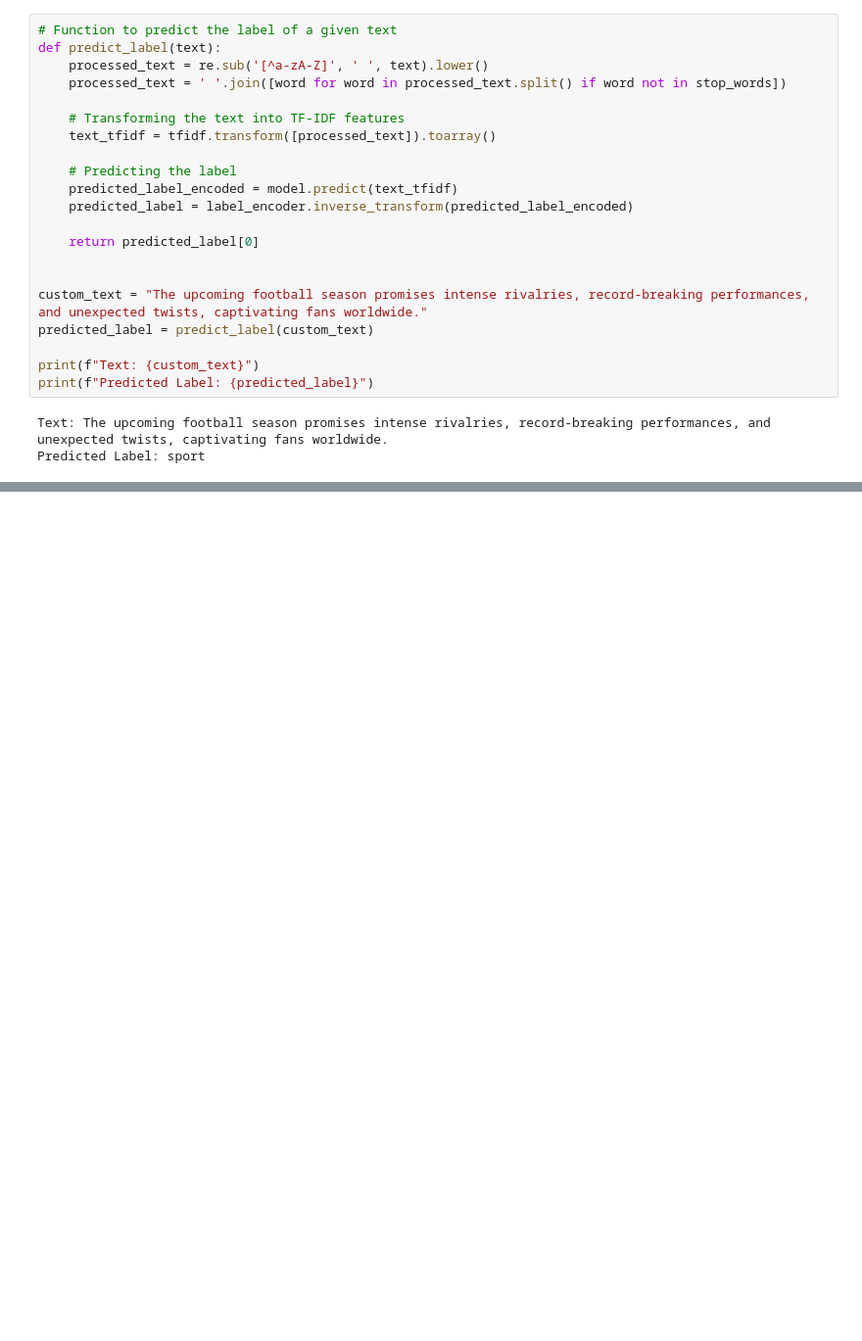
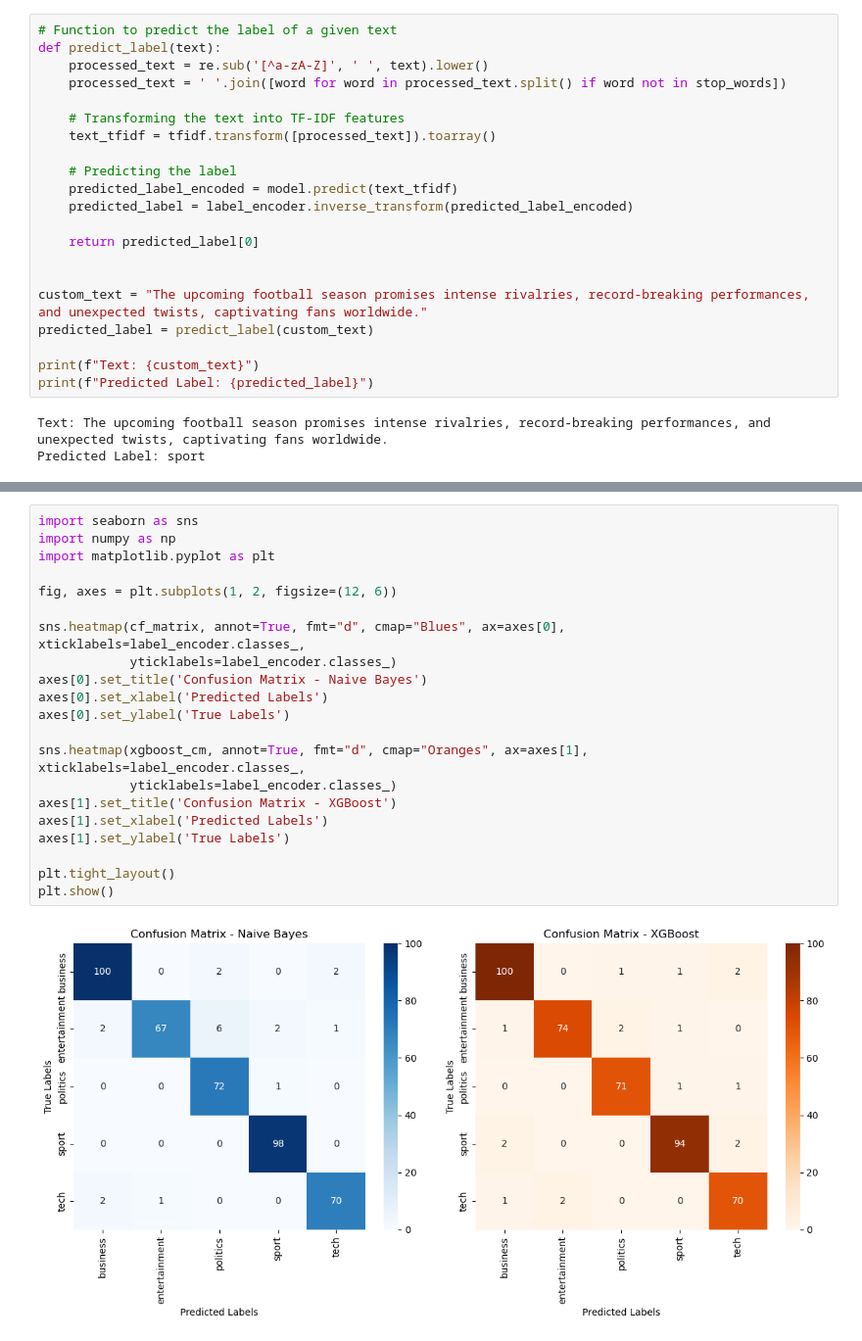
Before and after one commit to raysah/SDS-CP016-news-article-classification, a Jupyter notebook: notebooks/rajat-thakur/rajat-thakur-CP16-news-article.ipynb, the cells around one changed output, grey strips where cells are left out. Shown at 98% size. Drawn from its saved outputs; the diff is of its cells as text; blank space fills up the shorter version.

```diff
--- a/notebooks/rajat-thakur/rajat-thakur-CP16-news-article.ipynb
+++ b/notebooks/rajat-thakur/rajat-thakur-CP16-news-article.ipynb
@@ -340,0 +461,23 @@ Predicted Label: sport
+# %%
+import seaborn as sns
+import numpy as np
+import matplotlib.pyplot as plt
+
+fig, axes = plt.subplots(1, 2, figsize=(12, 6))
+
+sns.heatmap(cf_matrix, annot=True, fmt="d", cmap="Blues", ax=axes[0], xticklabels=label_encoder.classes_,
+            yticklabels=label_encoder.classes_)
+axes[0].set_title('Confusion Matrix - Naive Bayes')
+axes[0].set_xlabel('Predicted Labels')
+axes[0].set_ylabel('True Labels')
+
+sns.heatmap(xgboost_cm, annot=True, fmt="d", cmap="Oranges", ax=axes[1], xticklabels=label_encoder.classes_,
+            yticklabels=label_encoder.classes_)
+axes[1].set_title('Confusion Matrix - XGBoost')
+axes[1].set_xlabel('Predicted Labels')
+axes[1].set_ylabel('True Labels')
+
+plt.tight_layout()
+plt.show()
+# %% [output]
+[figure, added]
```
Also changed, not shown: parts of 27 cells of this notebook.
